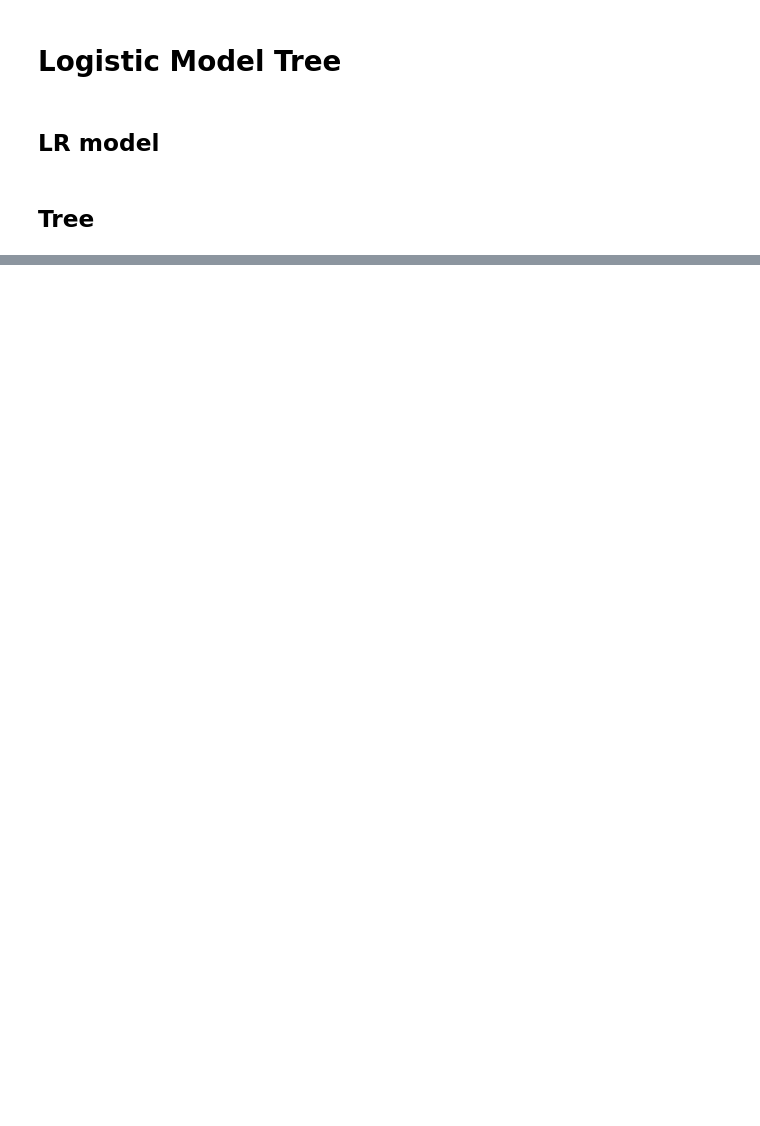
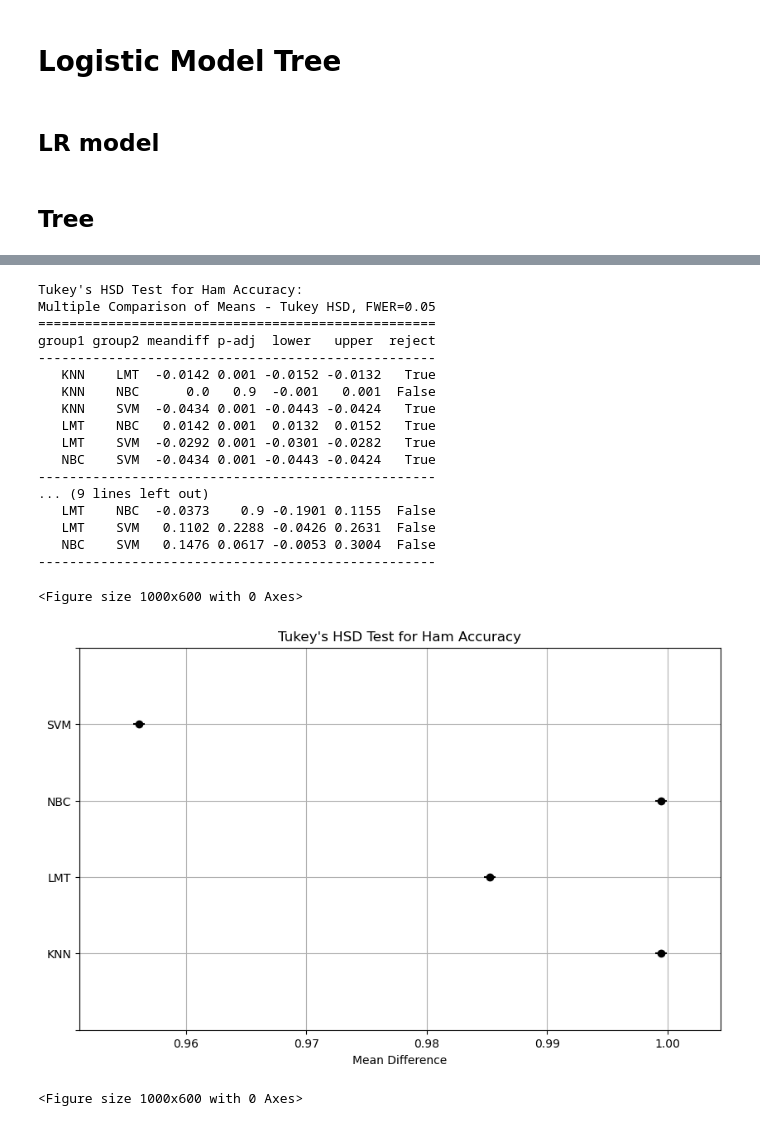
Before and after one commit to mintentha/spamDetection, a Jupyter notebook: spamDetection.ipynb, the cells around one changed output, grey strips where cells are left out. Saved outputs shown, nothing was run; the diff lists cells and outputs as text; code cells hidden in the pictures; blank space fills up the shorter version.

```diff
--- a/spamDetection.ipynb
+++ b/spamDetection.ipynb
@@ -687,0 +836,52 @@ Number of Folds
+# %%
+from statsmodels.stats.multicomp import pairwise_tukeyhsd
+import matplotlib.pyplot as plt
+tukey_ham = pairwise_tukeyhsd(endog=combined_data['ham_accuracy'],
+                              groups=combined_data['Algorithm'],
+                              alpha=0.05)
+print("Tukey's HSD Test for Ham Accuracy:")
+print(tukey_ham)
+
+# Perform Tukey's HSD test for Spam Accuracy
+tukey_spam = pairwise_tukeyhsd(endog=combined_data['spam_accuracy'],
+                               groups=combined_data['Algorithm'],
+                               alpha=0.05)
+print("\nTukey's HSD Test for Spam Accuracy:")
+print(tukey_spam)
+
+# Visualization for Ham Accuracy Tukey Test
+plt.figure(figsize=(10, 6))
+tukey_ham.plot_simultaneous()
+plt.title("Tukey's HSD Test for Ham Accuracy")
+plt.xlabel("Mean Difference")
+plt.grid(True)
+plt.show()
+
+# Visualization for Spam Accuracy Tukey Test
+plt.figure(figsize=(10, 6))
+tukey_spam.plot_simultaneous()
+plt.title("Tukey's HSD Test for Spam Accuracy")
+plt.xlabel("Mean Difference")
+plt.grid(True)
+plt.show()
+# %% [output]
+Tukey's HSD Test for Ham Accuracy:
+Multiple Comparison of Means - Tukey HSD, FWER=0.05
+===================================================
+group1 group2 meandiff p-adj  lower   upper  reject
+---------------------------------------------------
+   KNN    LMT  -0.0142 0.001 -0.0152 -0.0132   True
+   KNN    NBC      0.0   0.9  -0.001   0.001  False
+   KNN    SVM  -0.0434 0.001 -0.0443 -0.0424   True
+   LMT    NBC   0.0142 0.001  0.0132  0.0152   True
+   LMT    SVM  -0.0292 0.001 -0.0301 -0.0282   True
+   NBC    SVM  -0.0434 0.001 -0.0443 -0.0424   True
+---------------------------------------------------
+... (9 lines left out)
+   LMT    NBC  -0.0373    0.9 -0.1901 0.1155  False
+   LMT    SVM   0.1102 0.2288 -0.0426 0.2631  False
+   NBC    SVM   0.1476 0.0617 -0.0053 0.3004  False
+---------------------------------------------------
+<Figure size 1000x600 with 0 Axes>
+[figure, added]
+<Figure size 1000x600 with 0 Axes>
```
Also changed, not shown: parts of 10 cells of this notebook, 13 other files.
